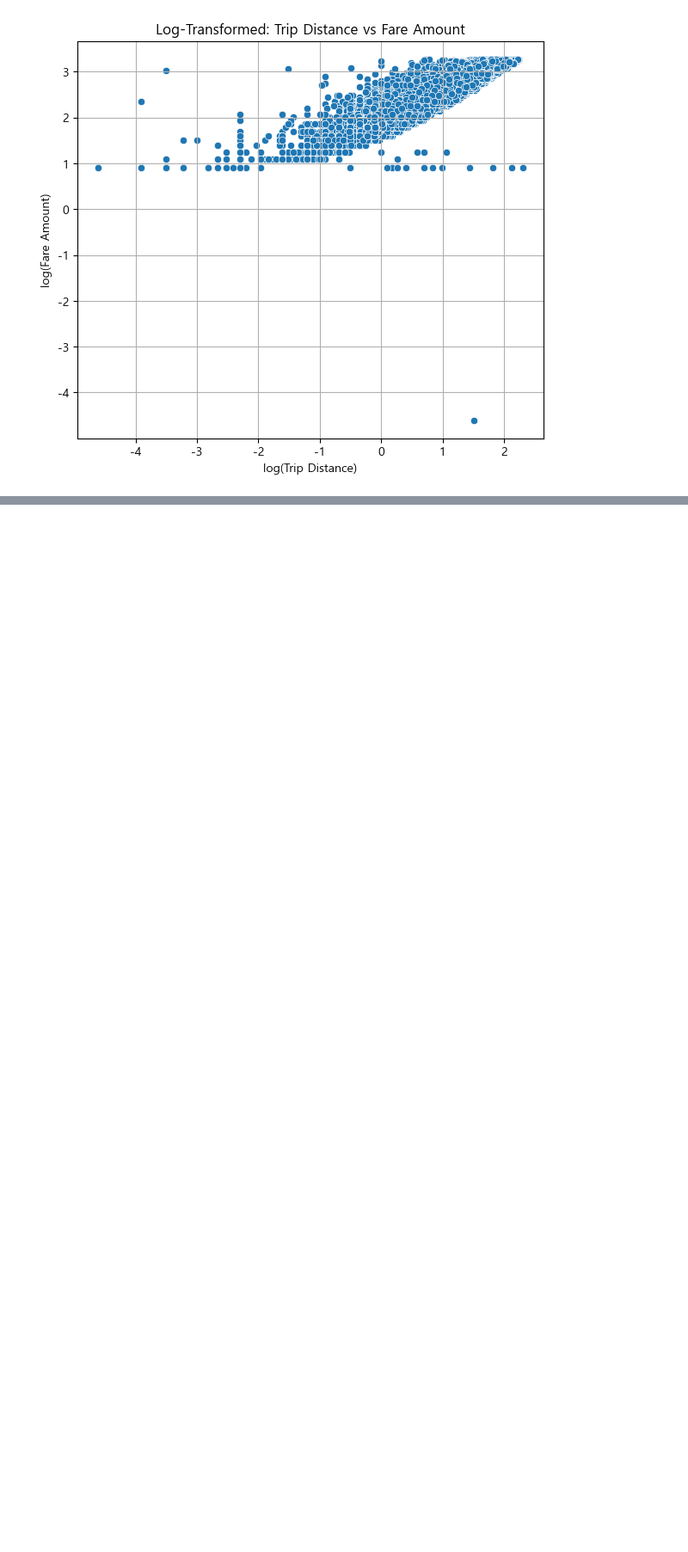
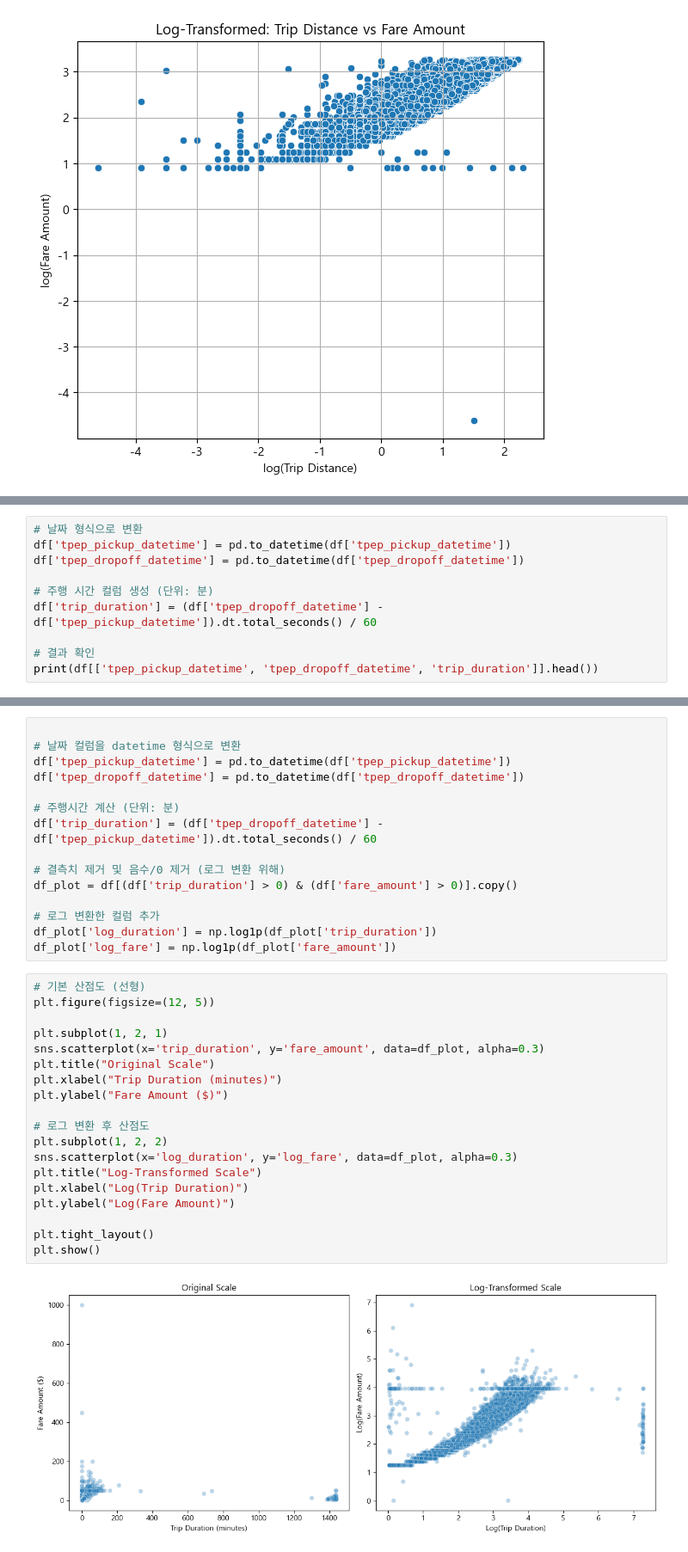
Before and after one commit to planetbb/Data_Project, a Jupyter notebook: taxi_rate.ipynb, the cells around one changed output, grey strips where cells are left out. Shown at 86% size. Cells and saved outputs as stored; diff of their text form; blank space fills up the shorter version.

```diff
--- a/taxi_rate.ipynb
+++ b/taxi_rate.ipynb
@@ -172,0 +161,10 @@ git push -u origin main
+# %%
+# 날짜 형식으로 변환
+df['tpep_pickup_datetime'] = pd.to_datetime(df['tpep_pickup_datetime'])
+df['tpep_dropoff_datetime'] = pd.to_datetime(df['tpep_dropoff_datetime'])
+
+# 주행 시간 컬럼 생성 (단위: 분)
+df['trip_duration'] = (df['tpep_dropoff_datetime'] - df['tpep_pickup_datetime']).dt.total_seconds() / 60
+
+# 결과 확인
+print(df[['tpep_pickup_datetime', 'tpep_dropoff_datetime', 'trip_duration']].head())
@@ -172,0 +178,36 @@ git push -u origin main
+# %%
+
+# 날짜 컬럼을 datetime 형식으로 변환
+df['tpep_pickup_datetime'] = pd.to_datetime(df['tpep_pickup_datetime'])
+df['tpep_dropoff_datetime'] = pd.to_datetime(df['tpep_dropoff_datetime'])
+
+# 주행시간 계산 (단위: 분)
+df['trip_duration'] = (df['tpep_dropoff_datetime'] - df['tpep_pickup_datetime']).dt.total_seconds() / 60
+
+# 결측치 제거 및 음수/0 제거 (로그 변환 위해)
+df_plot = df[(df['trip_duration'] > 0) & (df['fare_amount'] > 0)].copy()
+
+# 로그 변환한 컬럼 추가
+df_plot['log_duration'] = np.log1p(df_plot['trip_duration'])
+df_plot['log_fare'] = np.log1p(df_plot['fare_amount'])
+# %%
+# 기본 산점도 (선형)
+plt.figure(figsize=(12, 5))
+
+plt.subplot(1, 2, 1)
+sns.scatterplot(x='trip_duration', y='fare_amount', data=df_plot, alpha=0.3)
+plt.title("Original Scale")
+plt.xlabel("Trip Duration (minutes)")
+plt.ylabel("Fare Amount ($)")
+
+# 로그 변환 후 산점도
+plt.subplot(1, 2, 2)
+sns.scatterplot(x='log_duration', y='log_fare', data=df_plot, alpha=0.3)
+plt.title("Log-Transformed Scale")
+plt.xlabel("Log(Trip Duration)")
+plt.ylabel("Log(Fare Amount)")
+
+plt.tight_layout()
+plt.show()
+# %% [output]
+[figure, added]
```
Also changed, not shown: parts of 10 cells of this notebook, 1 other file.
